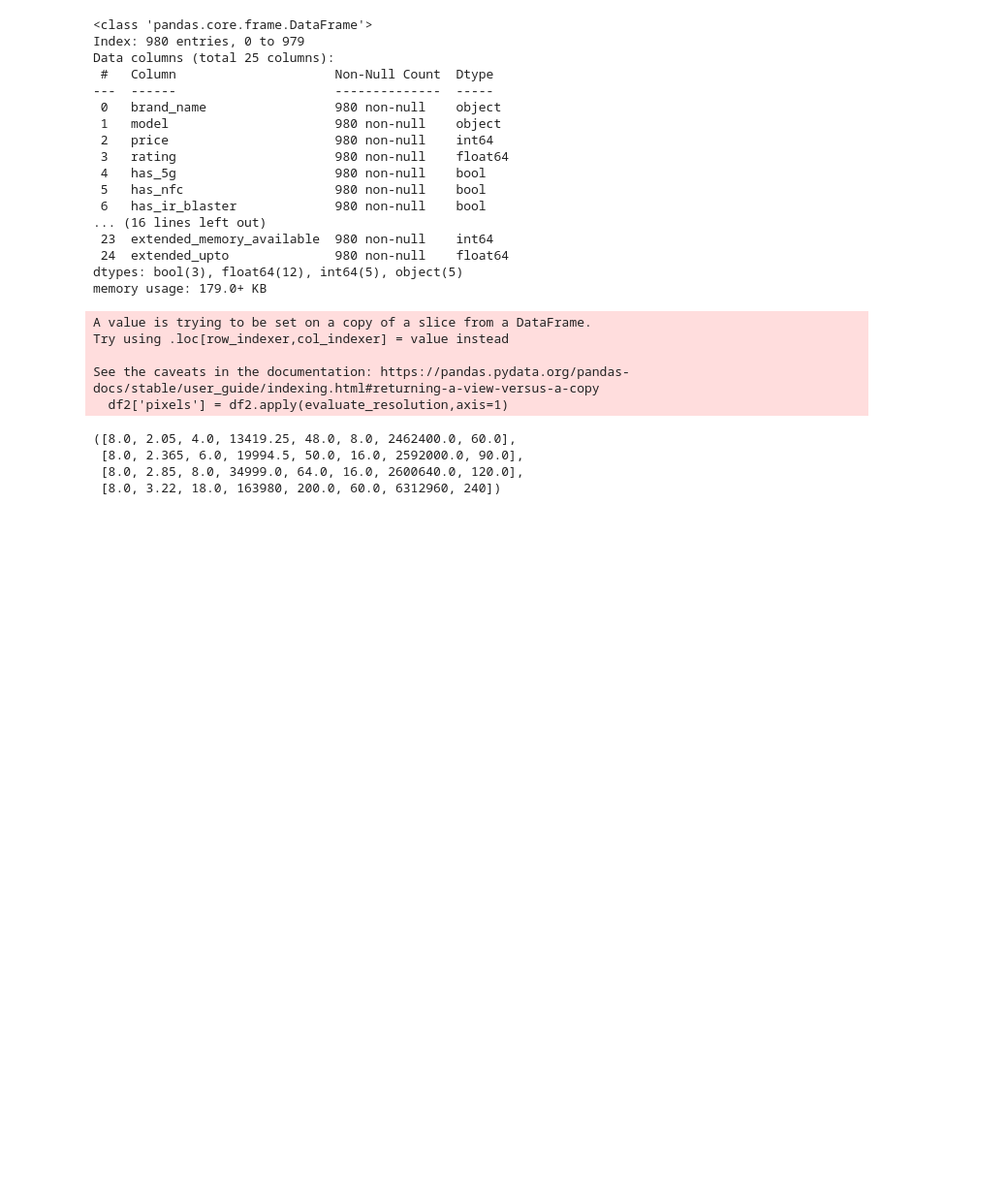
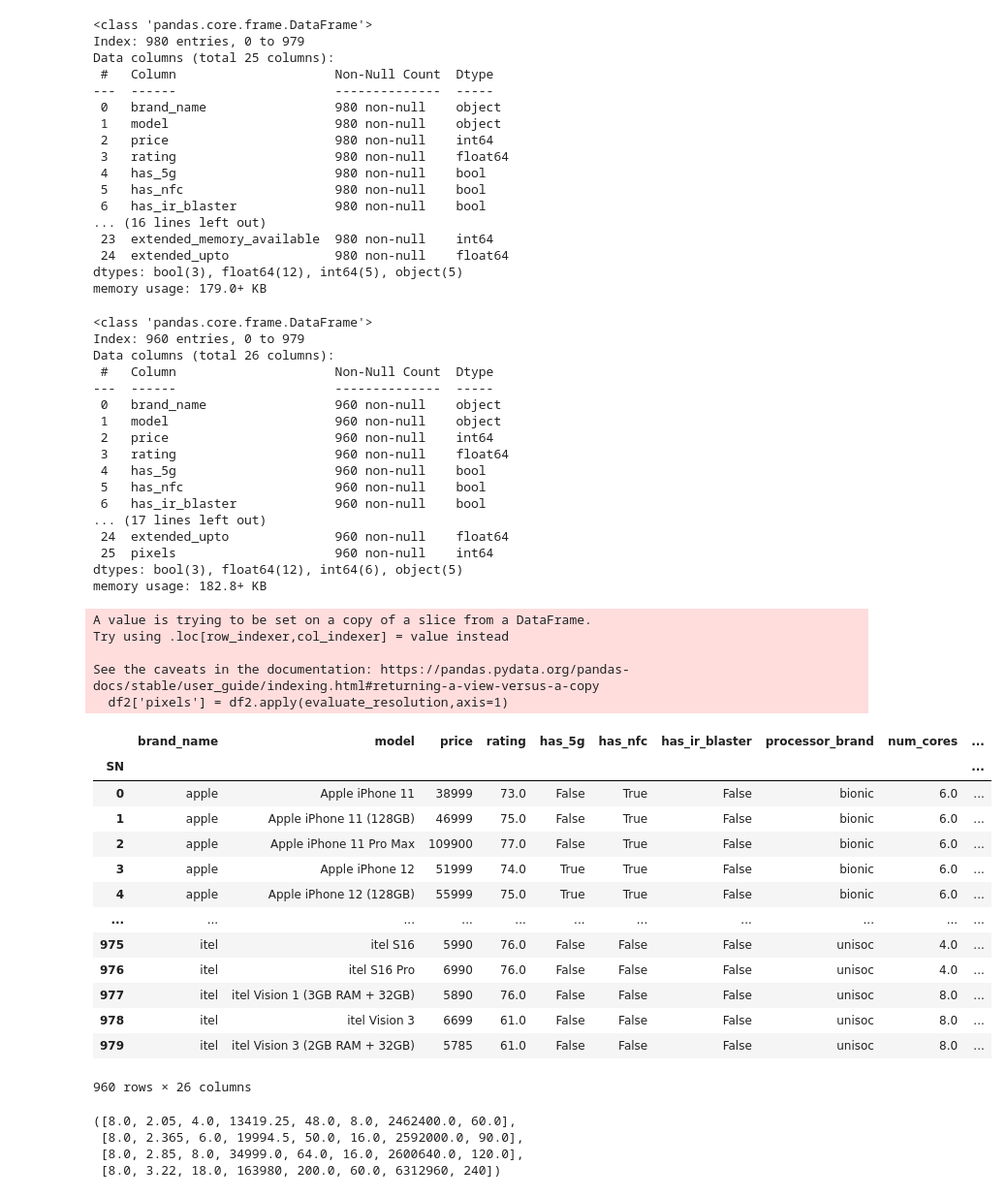
Before and after one commit to GlitchyStar717/AneXPrototype, a Jupyter notebook: recomendation.ipynb, the cells around one changed output. Shown: that part at 97% size. Cells and saved outputs as stored; diff of their text form; code cells hidden in the pictures; blank space fills up the shorter version.

Commit message:
Just the filtering part left now. ALl other doneeeeeee.

```diff
--- a/recomendation.ipynb
+++ b/recomendation.ipynb
@@ -58,38 +58,71 @@ df2 = df.query(f"{category} >= {p1} and {category} <= {p2}")
 # #refresh_rate
 # category = 'refresh_rate'
 # p1 = np.percentile(df2[category],10)
 # p2 = np.percentile(df2[category],90)
 # df2 = df2.query(f"{category} >= {p1} and {category} <= {p2}")
 
 #resolution
 #convert to number
 def evaluate_resolution(expression):
     try:
         # Replace special characters and evaluate the expression
         expression = expression['resolution'].replace(" ", "").replace("x", "*")
         return  eval(expression)
 
     except Exception as e:
         # Handle any errors that occur during evaluation
         print(f"Error evaluating expression '{expression}': {e}")
         return False
     # return expression['resolution']
 
 df2['pixels'] = df2.apply(evaluate_resolution,axis=1)
+df2.info()
+df2
 #filter resolution
 # category = 'pixels'
 # p1 = np.percentile(df2[category],1)
 # p2 = np.percentile(df2[category],100)
 # df2 = df2.query(f"{category} >= {p1} and {category} <= {p2}")
 
 # sorted(df2['price'].unique())
 # df2.query("refresh_rate < 80")
 # %% [output]
-A value is trying to be set on a copy of a slice from a DataFrame.
-Try using .loc[row_indexer,col_indexer] = value instead
-
-See the caveats in the documentation: https://pandas.pydata.org/pandas-docs/stable/user_guide/indexing.html#returning-a-view-versus-a-copy
-  df2['pixels'] = df2.apply(evaluate_resolution,axis=1)
+<class 'pandas.core.frame.DataFrame'>
+Index: 960 entries, 0 to 979
+Data columns (total 26 columns):
+ #   Column                     Non-Null Count  Dtype
+---  ------                     --------------  -----
+ 0   brand_name                 960 non-null    object
+ 1   model                      960 non-null    object
+ 2   price                      960 non-null    int64
+ 3   rating                     960 non-null    float64
+ 4   has_5g                     960 non-null    bool
+ 5   has_nfc                    960 non-null    bool
+ 6   has_ir_blaster             960 non-null    bool
+... (17 lines left out)
+ 24  extended_upto              960 non-null    float64
+ 25  pixels                     960 non-null    int64
+dtypes: bool(3), float64(12), int64(6), object(5)
+memory usage: 182.8+ KB
+A value is trying to be set on a copy of a slice from a DataFrame.
+Try using .loc[row_indexer,col_indexer] = value instead
+
+See the caveats in the documentation: https://pandas.pydata.org/pandas-docs/stable/user_guide/indexing.html#returning-a-view-versus-a-copy
+  df2['pixels'] = df2.apply(evaluate_resolution,axis=1)
+|  | brand_name | model | price | rating | has_5g | has_nfc | has_ir_blaster | processor_brand | num_cores | ... |
+| SN |  |  |  |  |  |  |  |  |  | ... |
+| 0 | apple | Apple iPhone 11 | 38999 | 73.0 | False | True | False | bionic | 6.0 | ... |
+| 1 | apple | Apple iPhone 11 (128GB) | 46999 | 75.0 | False | True | False | bionic | 6.0 | ... |
+| 2 | apple | Apple iPhone 11 Pro Max | 109900 | 77.0 | False | True | False | bionic | 6.0 | ... |
+| 3 | apple | Apple iPhone 12 | 51999 | 74.0 | True | True | False | bionic | 6.0 | ... |
+| 4 | apple | Apple iPhone 12 (128GB) | 55999 | 75.0 | True | True | False | bionic | 6.0 | ... |
+| ... | ... | ... | ... | ... | ... | ... | ... | ... | ... | ... |
+| 975 | itel | itel S16 | 5990 | 76.0 | False | False | False | unisoc | 4.0 | ... |
+| 976 | itel | itel S16 Pro | 6990 | 76.0 | False | False | False | unisoc | 4.0 | ... |
+| 977 | itel | itel Vision 1 (3GB RAM + 32GB) | 5890 | 76.0 | False | False | False | unisoc | 8.0 | ... |
+| 978 | itel | itel Vision 3 | 6699 | 61.0 | False | False | False | unisoc | 8.0 | ... |
+| 979 | itel | itel Vision 3 (2GB RAM + 32GB) | 5785 | 61.0 | False | False | False | unisoc | 8.0 | ... |
+960 rows × 26 columns
 # %%
 #Another method (not recommended) for finding the quartiles, doesn't take into account the volumes of mobiles having the value. only takes into account the values.
 
```
Also changed, not shown: parts of 7 cells of this notebook.
